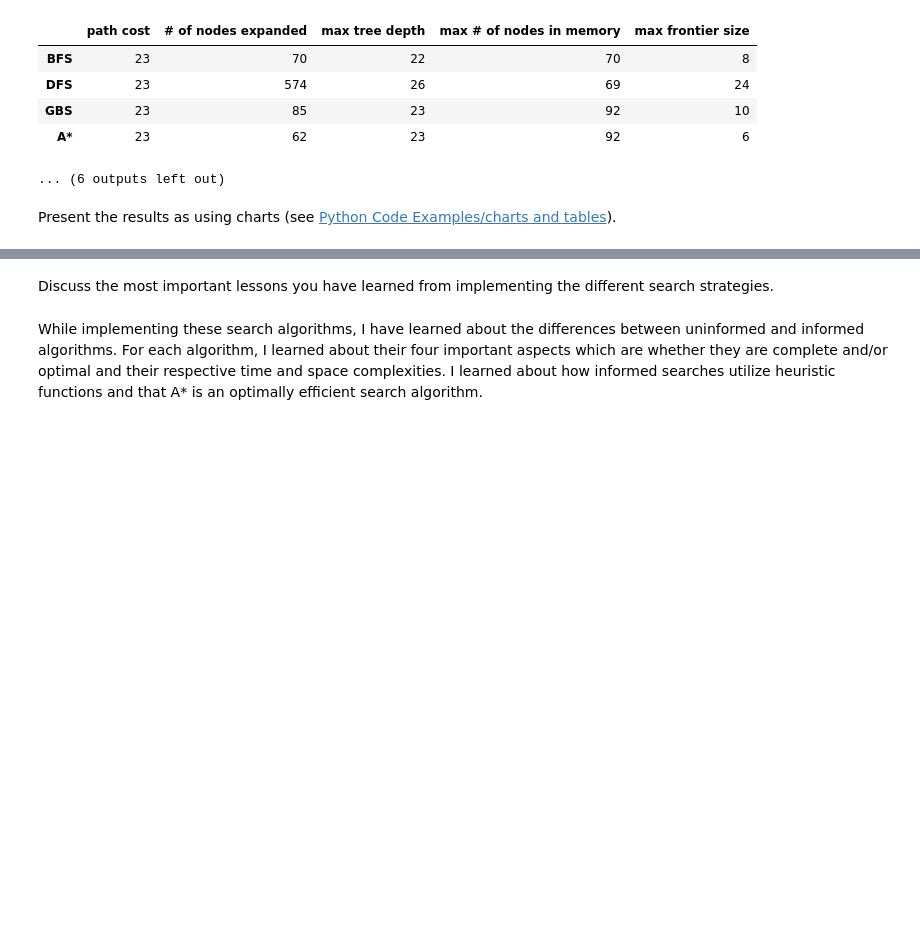
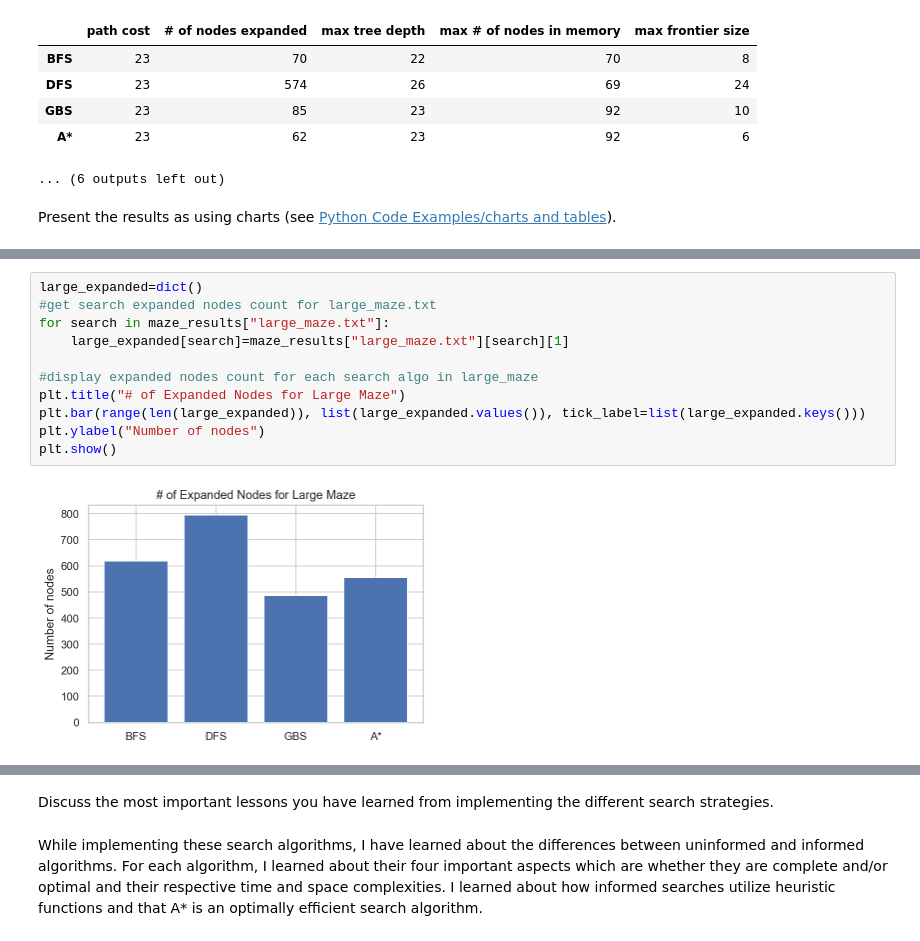
Before and after one commit to kirkwat/artificial-intelligence, a Jupyter notebook: assignment_3/Assignment_3.ipynb, the cells around one changed output, grey strips where cells are left out. Cells and saved outputs as stored; diff of their text form; blank space fills up the shorter version.

```diff
--- a/assignment_3/Assignment_3.ipynb
+++ b/assignment_3/Assignment_3.ipynb
@@ -621,0 +615,13 @@ maze_results
+# %%
+large_expanded=dict()
+#get search expanded nodes count for large_maze.txt
+for search in maze_results["large_maze.txt"]:
+    large_expanded[search]=maze_results["large_maze.txt"][search][1]
+
+#display expanded nodes count for each search algo in large_maze
+plt.title("# of Expanded Nodes for Large Maze")
+plt.bar(range(len(large_expanded)), list(large_expanded.values()), tick_label=list(large_expanded.keys()))
+plt.ylabel("Number of nodes")
+plt.show()
+# %% [output]
+[figure, added]
```
Also changed, not shown: parts of 6 cells of this notebook.
